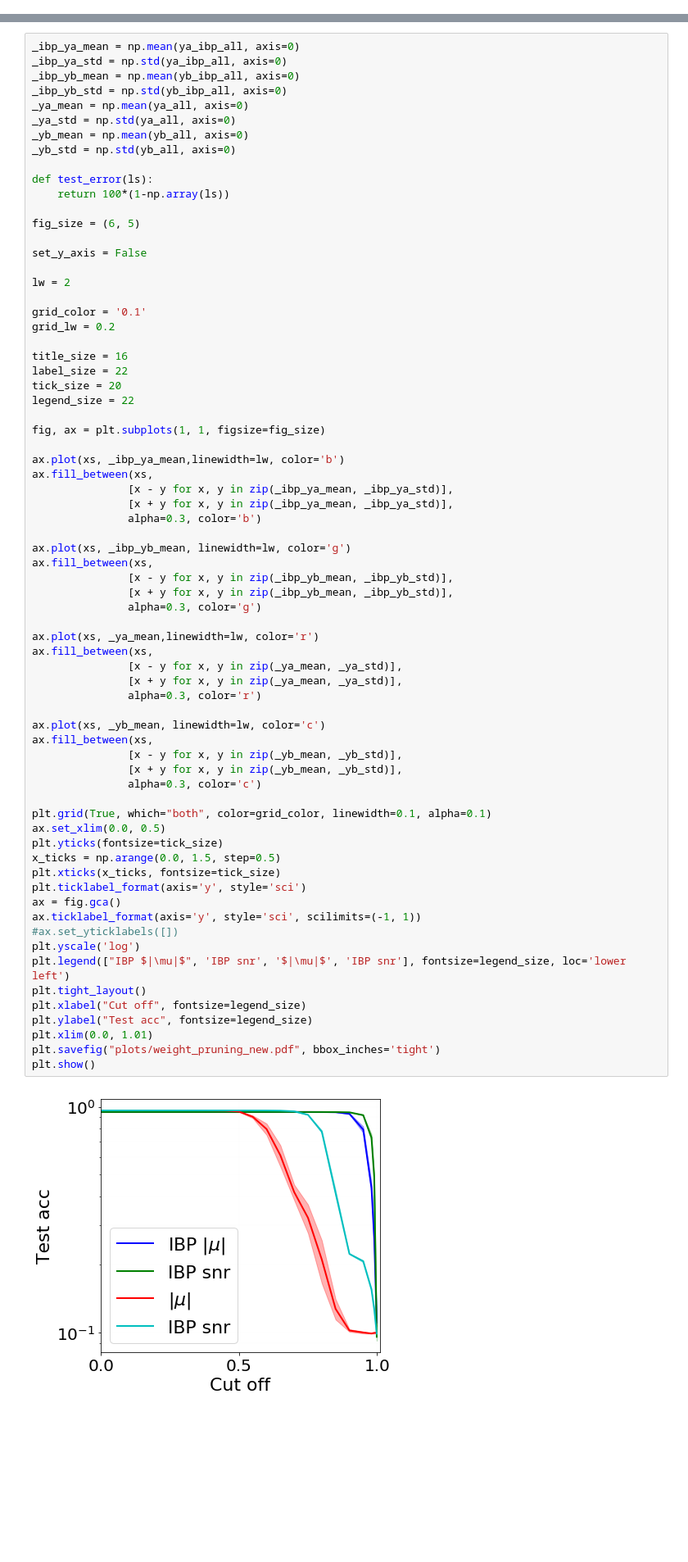
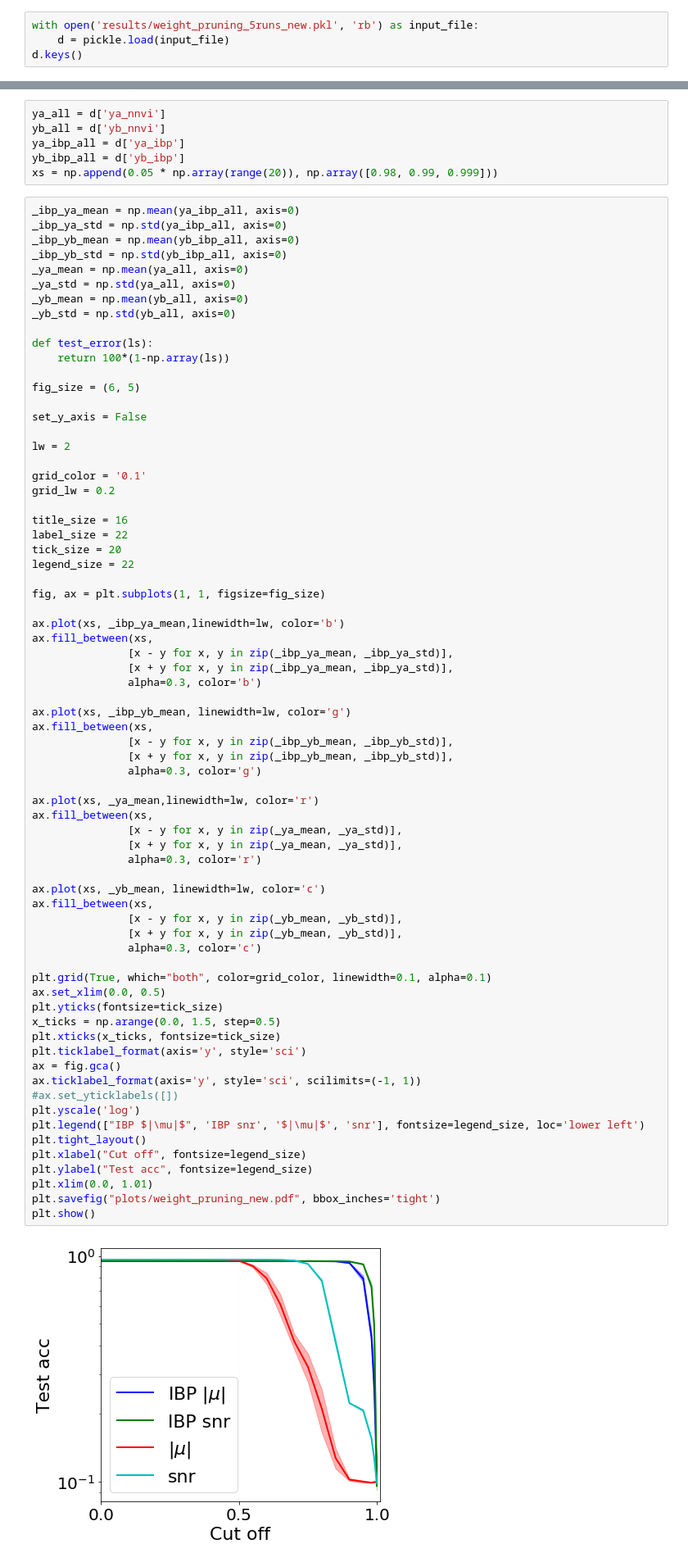
Before and after one commit to skezle/IBP_BNN, a Jupyter notebook: ddm/weight_pruning.ipynb, the cells around one changed output, grey strips where cells are left out. Shown at 82% size. Drawn from its saved outputs; the diff is of its cells as text; blank space fills up the shorter version.

Commit message:
adds new plots

```diff
--- a/ddm/weight_pruning.ipynb
+++ b/ddm/weight_pruning.ipynb
@@ -480,3 +483,7 @@ Epoch: 0056 cost= 0.000267029
 0.98, 0.1558256
 0.99, 0.1275677
 1.00, 0.099228
+# %%
+with open('results/weight_pruning_5runs_new.pkl', 'rb') as input_file:
+    d = pickle.load(input_file)
+d.keys()
@@ -483,3 +492,9 @@ Epoch: 0056 cost= 0.000267029
+# %%
+ya_all = d['ya_nnvi']
+yb_all = d['yb_nnvi']
+ya_ibp_all = d['ya_ibp']
+yb_ibp_all = d['yb_ibp']
+xs = np.append(0.05 * np.array(range(20)), np.array([0.98, 0.99, 0.999]))
 # %%
 _ibp_ya_mean = np.mean(ya_ibp_all, axis=0)
 _ibp_ya_std = np.std(ya_ibp_all, axis=0)
@@ -523,35 +538,35 @@ ax.fill_between(xs,
 
 ax.plot(xs, _ya_mean,linewidth=lw, color='r')
 ax.fill_between(xs,
                [x - y for x, y in zip(_ya_mean, _ya_std)],
                [x + y for x, y in zip(_ya_mean, _ya_std)],
                alpha=0.3, color='r')
 
 ax.plot(xs, _yb_mean, linewidth=lw, color='c')
 ax.fill_between(xs,
                [x - y for x, y in zip(_yb_mean, _yb_std)],
                [x + y for x, y in zip(_yb_mean, _yb_std)],
                alpha=0.3, color='c')
 
 plt.grid(True, which="both", color=grid_color, linewidth=0.1, alpha=0.1)
 ax.set_xlim(0.0, 0.5)
 plt.yticks(fontsize=tick_size)
 x_ticks = np.arange(0.0, 1.5, step=0.5)
 plt.xticks(x_ticks, fontsize=tick_size)
 plt.ticklabel_format(axis='y', style='sci')
 ax = fig.gca()
 ax.ticklabel_format(axis='y', style='sci', scilimits=(-1, 1))
 #ax.set_yticklabels([])
 plt.yscale('log')
-plt.legend(["IBP $|\mu|$", 'IBP snr', '$|\mu|$', 'IBP snr'], fontsize=legend_size, loc='lower left')
+plt.legend(["IBP $|\mu|$", 'IBP snr', '$|\mu|$', 'snr'], fontsize=legend_size, loc='lower left')
 plt.tight_layout()
 plt.xlabel("Cut off", fontsize=legend_size)
 plt.ylabel("Test acc", fontsize=legend_size)
 plt.xlim(0.0, 1.01)
 plt.savefig("plots/weight_pruning_new.pdf", bbox_inches='tight')
 plt.show()
 # %% [output]
-[figure, old version]
+[figure, new version]
 # %%
 with open('results/weight_pruning_5runs_new.pkl', 'wb') as input_file:
     pickle.dump({'ya_nnvi': ya_all,
```
Also changed, not shown: parts of 2 cells of this notebook, 1 other file.
